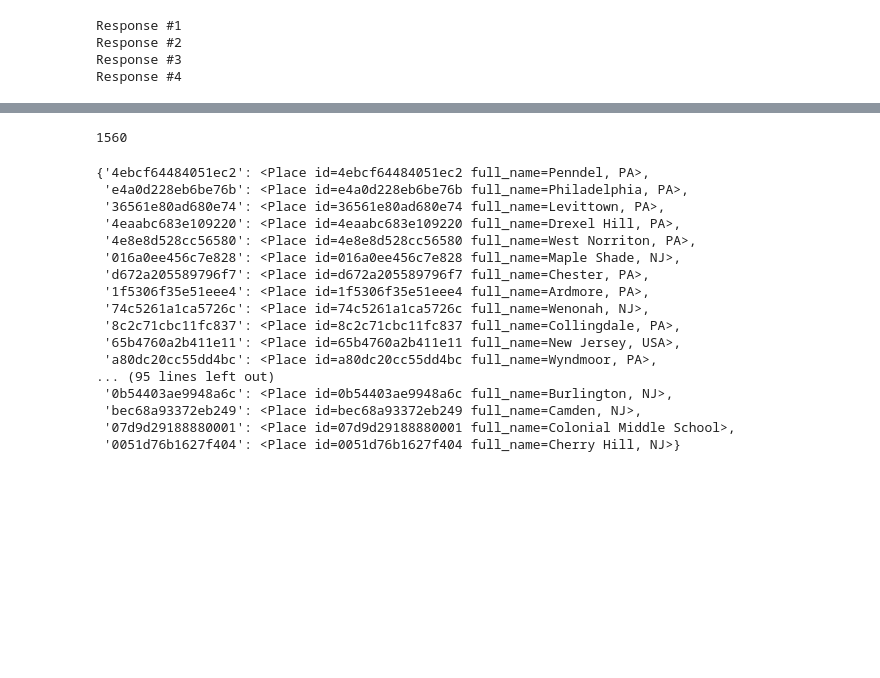
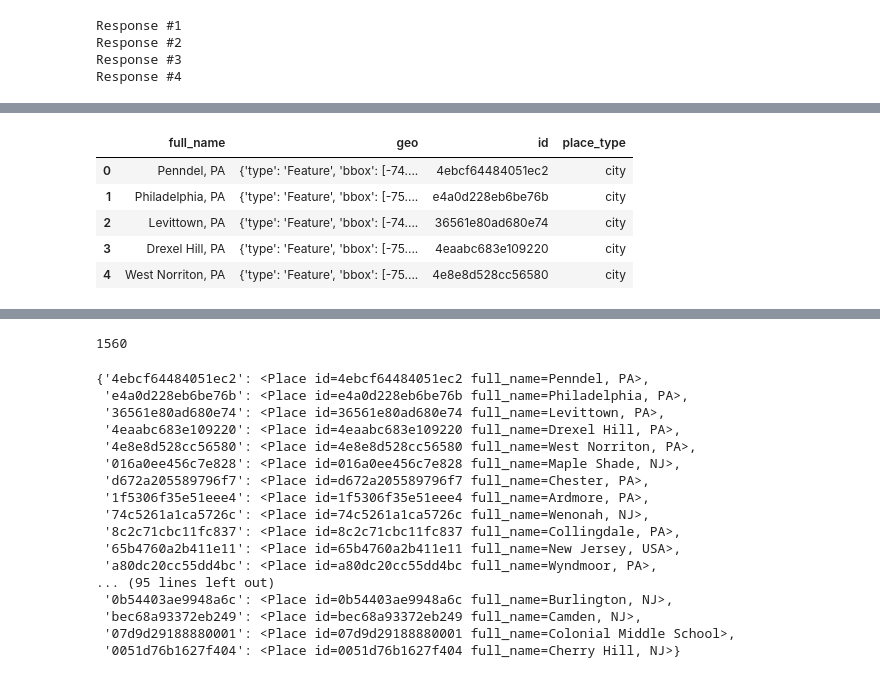
Before and after one commit to MUSA-550-Fall-2021/week-5, a Jupyter notebook: twitter-v2-api.ipynb, the cells around one changed output, grey strips where cells are left out. Cells and saved outputs as stored; diff of their text form; code cells hidden in the pictures; blank space fills up the shorter version.

```diff
--- a/twitter-v2-api.ipynb
+++ b/twitter-v2-api.ipynb
@@ -336,0 +381,9 @@ geo_results['created_at'] = pd.to_datetime(geo_results['created_at'])
+# %%
+places_df.head()
+# %% [output]
+|  | full_name | geo | id | place_type |
+| 0 | Penndel, PA | {'type': 'Feature', 'bbox': [-74.... | 4ebcf64484051ec2 | city |
+| 1 | Philadelphia, PA | {'type': 'Feature', 'bbox': [-75.... | e4a0d228eb6be76b | city |
+| 2 | Levittown, PA | {'type': 'Feature', 'bbox': [-74.... | 36561e80ad680e74 | city |
+| 3 | Drexel Hill, PA | {'type': 'Feature', 'bbox': [-75.... | 4eaabc683e109220 | city |
+| 4 | West Norriton, PA | {'type': 'Feature', 'bbox': [-75.... | 4e8e8d528cc56580 | city |
```
Also changed, not shown: parts of 7 cells of this notebook.
